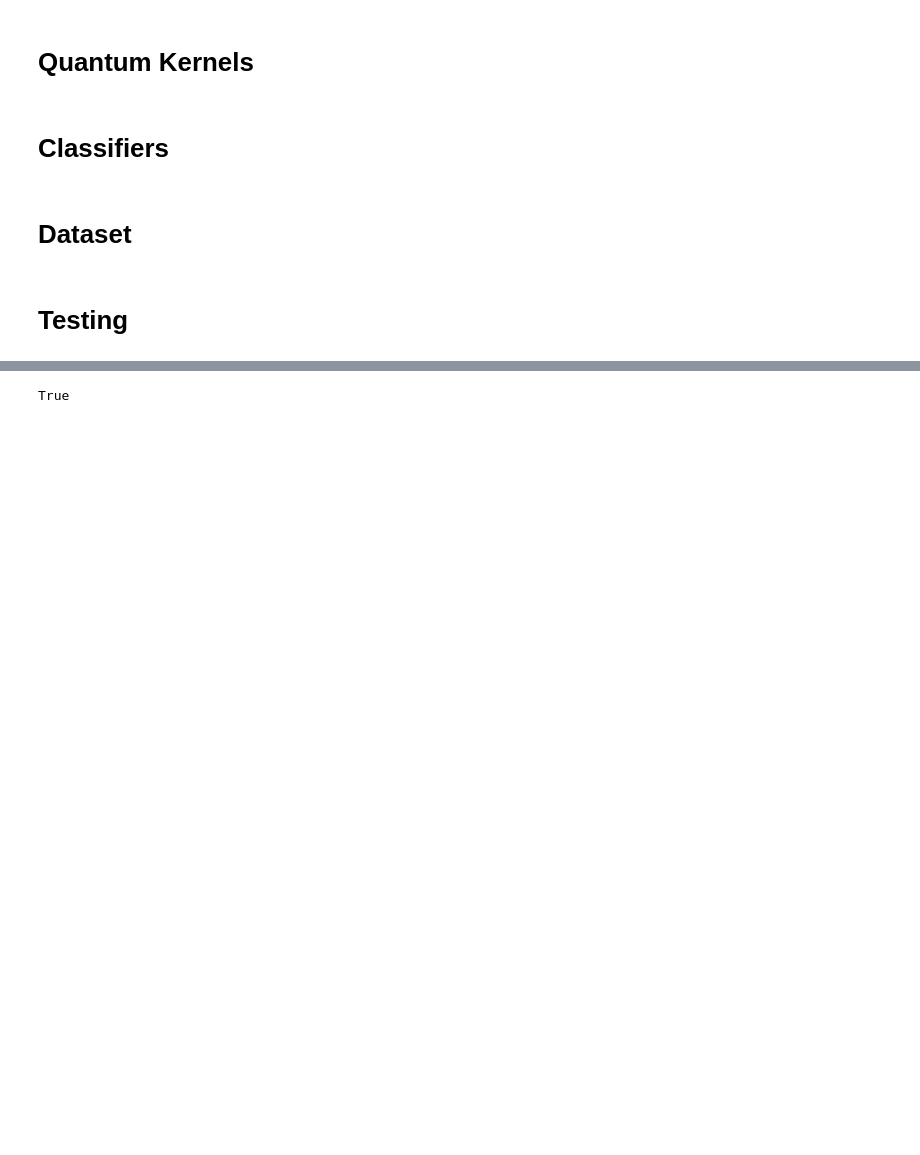
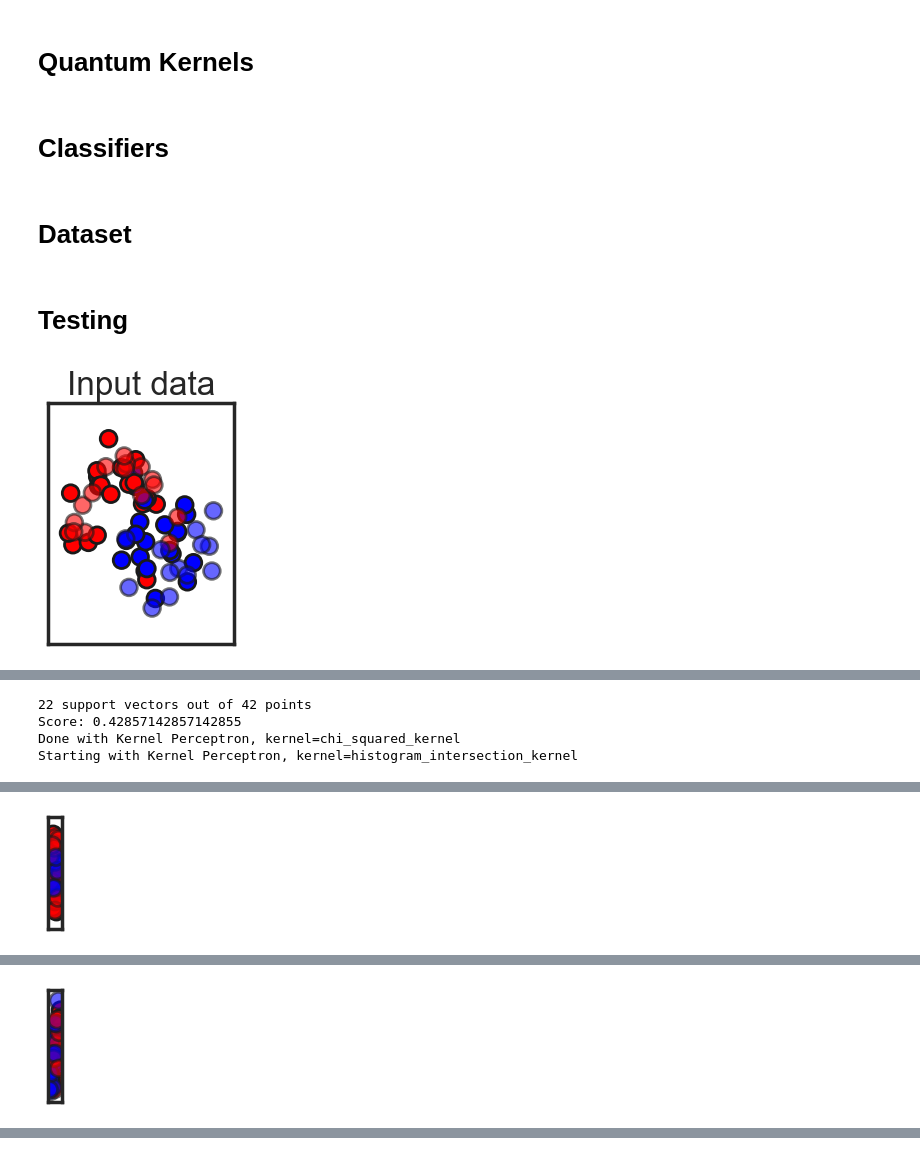
Before and after one commit to albertnieto/quantum-perceptron, a Jupyter notebook: notebooks/kernel/main_kernel copy.ipynb, the cells around one changed output, grey strips where cells are left out. Cells and saved outputs as stored; diff of their text form; code cells hidden in the pictures; blank space fills up the shorter version.

```diff
--- a/notebooks/kernel/main_kernel copy.ipynb
+++ b/notebooks/kernel/main_kernel copy.ipynb
@@ -511,18 +504,24 @@ class Kernel_Perceptron_Albert(object):
 # %% [markdown]
 # Dataset
 # %%
-X, y = make_classification(
-    n_features=2, n_redundant=0, n_informative=2, random_state=1, n_clusters_per_class=1
+X_lin, y_lin = make_classification(
+    n_samples=70, n_features=2, n_redundant=0, n_informative=2, random_state=1, n_clusters_per_class=1
 )
 rng = np_original.random.RandomState(2)
-X += 2 * rng.uniform(size=X.shape)
-linearly_separable = (X, y)
+X_lin += 2 * rng.uniform(size=X_lin.shape)
+linearly_separable = (X_lin, y_lin)
 
 datasets = [
-    make_moons(noise=0.3, random_state=0),
-    make_circles(noise=0.2, factor=0.5, random_state=1),
+    make_moons(n_samples=70, noise=0.3, random_state=0),
+    make_circles(n_samples=70, noise=0.2, factor=0.5, random_state=1),
     linearly_separable,
 ]
+
+datasets_name = [
+    "moon",
+    "circles",
+    "linear"
+]
 # %% [markdown]
 # Testing
 # %%
@@ -533,7 +532,6 @@ kernel_list = [
     rbf_kernel,
     sigmoid_kernel,
     laplacian_kernel,
-    anova_kernel,
     chi_squared_kernel,
     histogram_intersection_kernel,
     linear_kernel,
@@ -552,6 +550,8 @@ names = [str(c) for c in clfs]
 # %%
 figure = plt.figure(figsize=(27, 9))
 i = 1
+results = []
+
 # iterate over datasets
 for ds_cnt, ds in enumerate(datasets):
     # preprocess dataset, split into training and test part
@@ -560,70 +560,37 @@ for ds_cnt, ds in enumerate(datasets):
         X, y, test_size=0.4, random_state=42
     )
 
     x_min, x_max = X[:, 0].min() - 0.5, X[:, 0].max() + 0.5
     y_min, y_max = X[:, 1].min() - 0.5, X[:, 1].max() + 0.5
 
     # just plot the dataset first
     cm = plt.cm.RdBu
     cm_bright = ListedColormap(["#FF0000", "#0000FF"])
     ax = plt.subplot(len(datasets), len(clfs) + 1, i)
     if ds_cnt == 0:
         ax.set_title("Input data")
     # Plot the training points
     ax.scatter(X_train[:, 0], X_train[:, 1], c=y_train, cmap=cm_bright, edgecolors="k")
     # Plot the testing points
     ax.scatter(
         X_test[:, 0], X_test[:, 1], c=y_test, cmap=cm_bright, alpha=0.6, edgecolors="k"
     )
     ax.set_xlim(x_min, x_max)
     ax.set_ylim(y_min, y_max)
     ax.set_xticks(())
     ax.set_yticks(())
-    i += 1
+
+    plt.tight_layout()
+    plt.show()
 
     # iterate over classifiers
     for name, clf in zip(names, clfs):
         print(f"Starting with {name}")
-        ax = plt.subplot(len(datasets), len(clfs) + 1, i)
-
-        #clf = make_pipeline(StandardScaler(), clf)
         clf.fit(X_train, y_train)
         score = clf.score(X_test, y_test)
-        DecisionBoundaryDisplay.from_estimator(
-            clf, X, cmap=cm, alpha=0.8, ax=ax, eps=0.1, grid_resolution=30
-        )
-
-        # Plot the training points
-        ax.scatter(
-            X_train[:, 0], X_train[:, 1], c=y_train, cmap=cm_bright, edgecolors="k"
-        )
-        # Plot the testing points
-        ax.scatter(
-            X_test[:, 0],
-            X_test[:, 1],
-            c=y_test,
-            cmap=cm_bright,
-            edgecolors="k",
-            alpha=0.6,
-        )
-
-        ax.set_xlim(x_min, x_max)
-        ax.set_ylim(y_min, y_max)
-        ax.set_xticks(())
-        ax.set_yticks(())
-        if ds_cnt == 0:
-            ax.set_title(name)
-        ax.text(
-            x_max - 0.3,
-            y_min + 0.3,
-            ("%.2f" % score).lstrip("0"),
-            size=15,
-            horizontalalignment="right",
-        )
-        i += 1
+        print(f"Score: {score}")
+        results.append([name, datasets_name[ds_cnt], score])
         print(f"Done with {name}")
-
-plt.tight_layout()
-plt.show()
 # %% [output]
+[figure, added]
 Starting with Classic Perceptron
@@ -632,0 +616,4 @@ Starting with Kernel Perceptron, kernel=quantum_embedding_kernel
+22 support vectors out of 42 points
+Score: 0.42857142857142855
+Done with Kernel Perceptron, kernel=chi_squared_kernel
+Starting with Kernel Perceptron, kernel=histogram_intersection_kernel
@@ -632,0 +639 @@ Starting with Kernel Perceptron, kernel=quantum_embedding_kernel
+[figure, added]
@@ -632,0 +657 @@ Starting with Kernel Perceptron, kernel=quantum_embedding_kernel
+[figure, added]
@@ -633,4 +674,0 @@ Starting with Kernel Perceptron, kernel=quantum_embedding_kernel
-# %%
-np.isscalar(0)
-# %% [output]
-True
```
Also changed, not shown: parts of 3 cells of this notebook, 2 other files.
